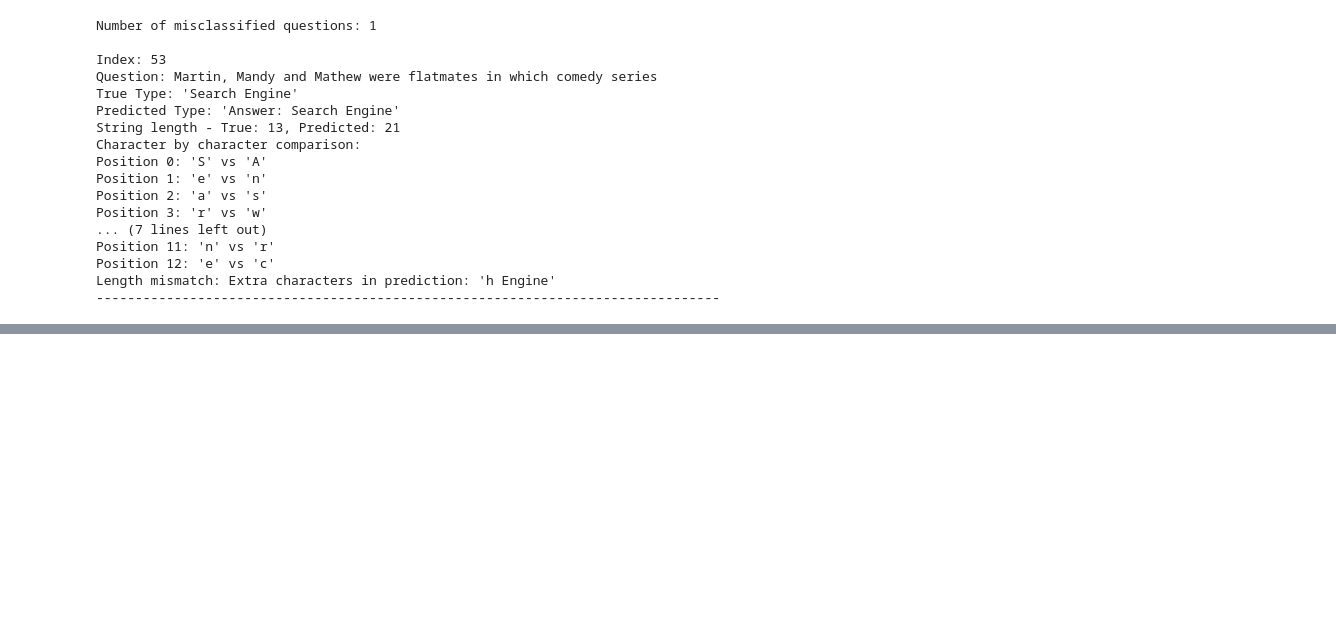
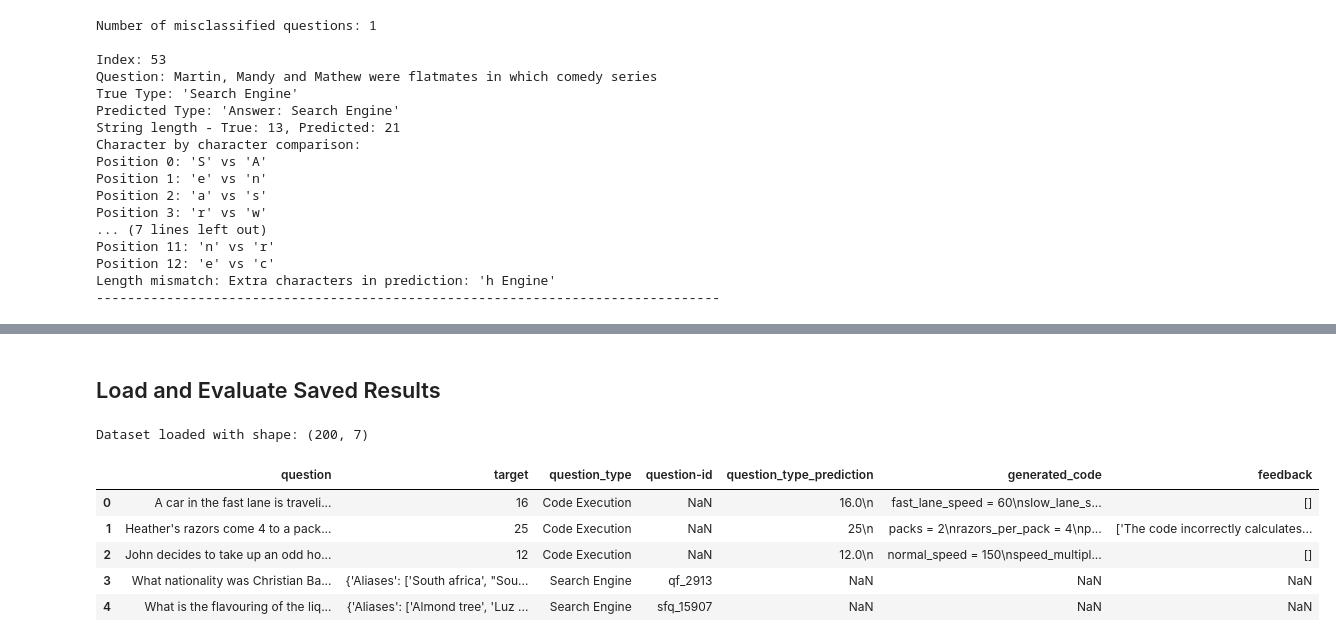
Before and after one commit to Alexloucy/cs767_project, a Jupyter notebook: main.ipynb, the cells around one changed output, grey strips where cells are left out. Cells and saved outputs as stored; diff of their text form; code cells hidden in the pictures; blank space fills up the shorter version.

```diff
--- a/main.ipynb
+++ b/main.ipynb
@@ -465,0 +433,23 @@ ValueError: could not convert string to float: 'driving_speed=50\nhiking_speed=2
+# %% [markdown]
+## Load and Evaluate Saved Results
+# %%
+# Read the saved results
+combined_df = pd.read_csv('dataset/combined_dataset_result_code1.csv', index_col=0)
+
+# Convert target column back to dictionary format for search questions
+def convert_target_to_dict(target):
+    if isinstance(target, str) and target.startswith('{'):
+        return eval(target)  # Safe for our known data format
+    return target
+
+# combined_df['target'] = combined_df['target'].apply(convert_target_to_dict)
+print("Dataset loaded with shape:", combined_df.shape)
+combined_df.head()
+# %% [output]
+Dataset loaded with shape: (200, 7)
+|  | question | target | question_type | question-id | question_type_prediction | generated_code | feedback |
+| 0 | A car in the fast lane is traveli... | 16 | Code Execution | NaN | 16.0\n | fast_lane_speed = 60\nslow_lane_s... | [] |
+| 1 | Heather's razors come 4 to a pack... | 25 | Code Execution | NaN | 25\n | packs = 2\nrazors_per_pack = 4\np... | ['The code incorrectly calculates... |
+| 2 | John decides to take up an odd ho... | 12 | Code Execution | NaN | 12.0\n | normal_speed = 150\nspeed_multipl... | [] |
+| 3 | What nationality was Christian Ba... | {'Aliases': ['South africa', "Sou... | Search Engine | qf_2913 | NaN | NaN | NaN |
+| 4 | What is the flavouring of the liq... | {'Aliases': ['Almond tree', 'Luz ... | Search Engine | sfq_15907 | NaN | NaN | NaN |
```
Also changed, not shown: parts of 14 cells of this notebook, 7 other files.
